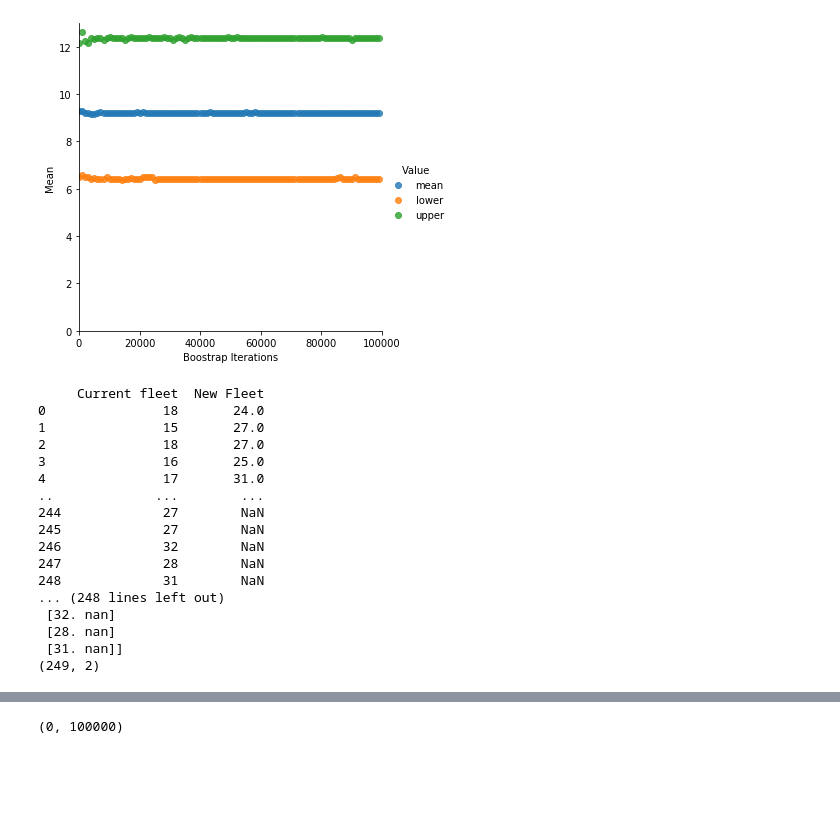
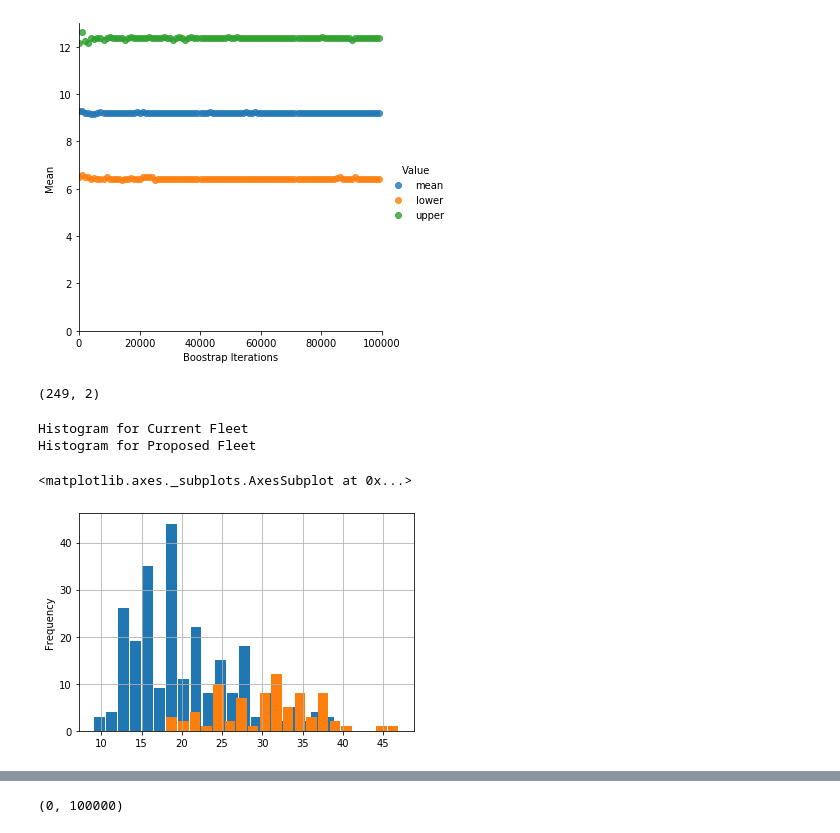
Before and after one commit to ba18406/Lab001, a Jupyter notebook: answers2.ipynb, the cells around one changed output, grey strips where cells are left out. Saved outputs shown, nothing was run; the diff lists cells and outputs as text; code cells hidden in the pictures; blank space fills up the shorter version.

```diff
--- a/answers2.ipynb
+++ b/answers2.ipynb
@@ -60,24 +58,20 @@ sns_plot.axes[0, 0].set_xlim(0, 100000)
 # %%
 df = pd.read_csv('https://raw.githubusercontent.com/albanda/CE888/master/lab2%20-%20bootstrap/vehicles.csv')
 data = df.values
-print (df)
-print (data)
 print(data.shape)
 # %% [output]
-     Current fleet  New Fleet
-0               18       24.0
-1               15       27.0
-2               18       27.0
-3               16       25.0
-4               17       31.0
-..             ...        ...
-244             27        NaN
-245             27        NaN
-246             32        NaN
-247             28        NaN
-248             31        NaN
-... (248 lines left out)
- [32. nan]
- [28. nan]
- [31. nan]]
 (249, 2)
+# %%
+print ("Histogram for Current Fleet")
+commutes1 = pd.Series(data.T[0])
+commutes1.plot.hist(grid = True, bins = 20, rwidth = 0.9)
+
+print("Histogram for Proposed Fleet")
+x = data.T[1][~np.isnan(data.T[1])]
+commutes1 = pd.Series(data.T[1])
+commutes1.plot.hist(grid = True, bins = 20, rwidth = 0.9)
+# %% [output]
+Histogram for Current Fleet
+Histogram for Proposed Fleet
+<matplotlib.axes._subplots.AxesSubplot at 0x...>
+[figure, added]
```
Also changed, not shown: parts of 2 cells of this notebook.
